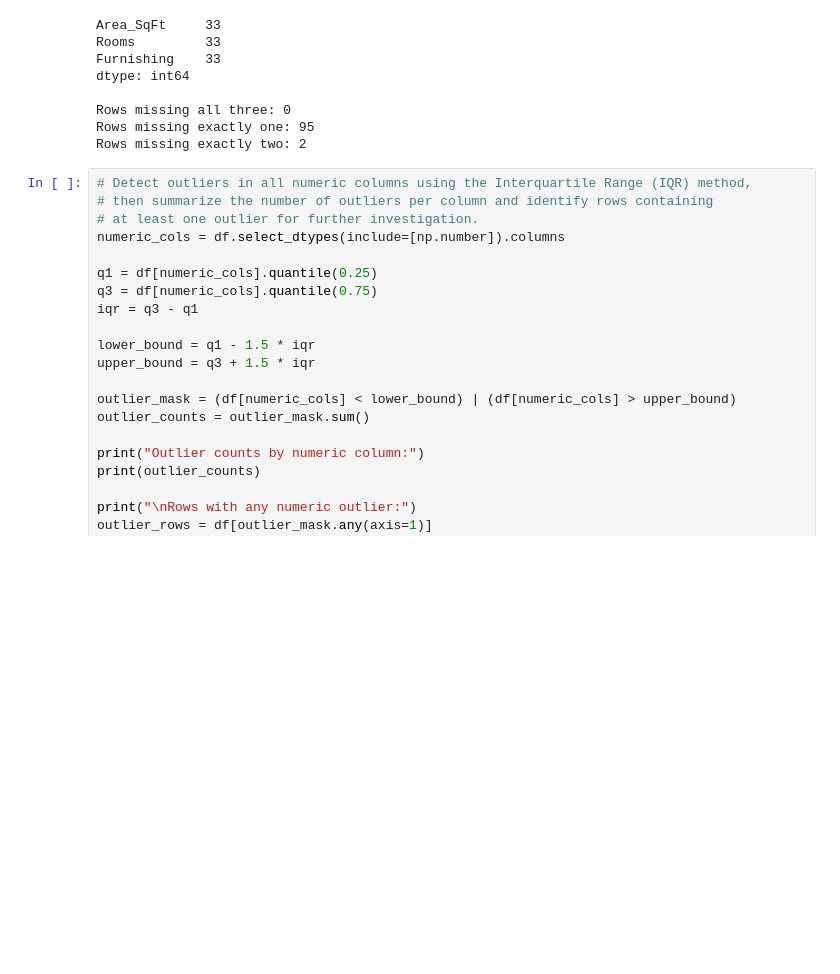
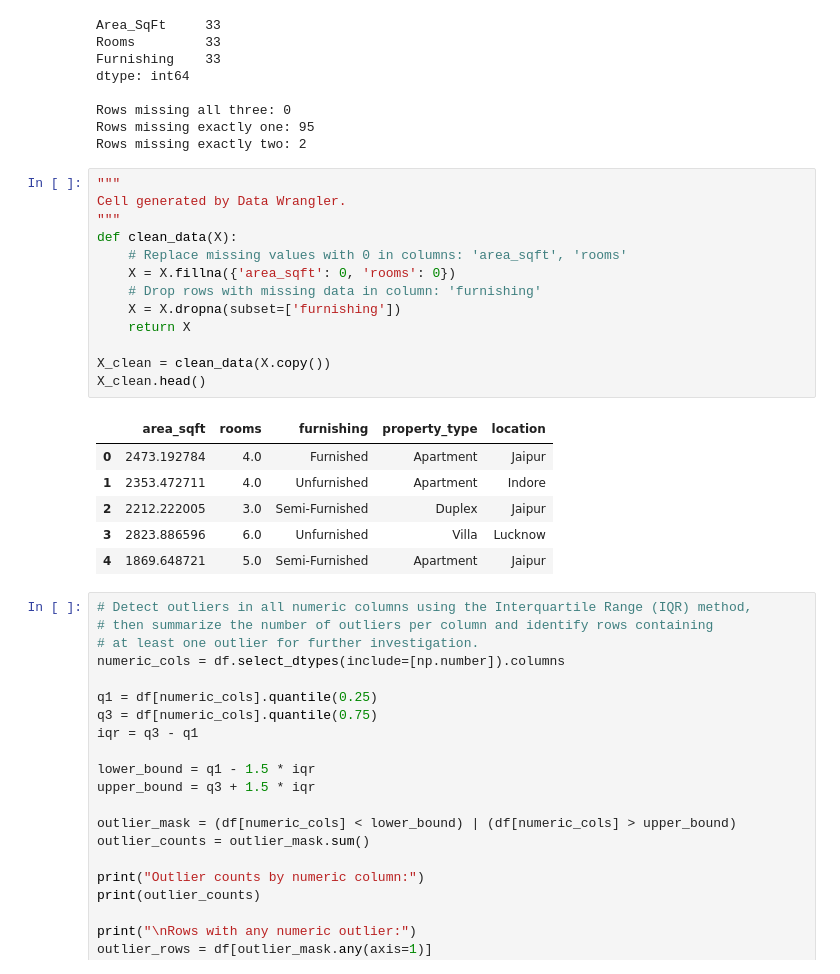
Before and after one commit to Kiletta/House_Price_Prediction, a Jupyter notebook: House_Price_Prediction.ipynb, the cells around one changed output. Saved outputs shown, nothing was run; the diff lists cells and outputs as text; blank space fills up the shorter version.

Commit message:
Update execution counts and add data cleaning output in Jupyter notebook

```diff
--- a/House_Price_Prediction.ipynb
+++ b/House_Price_Prediction.ipynb
@@ -129,6 +129,26 @@ dtype: int64
 Rows missing all three: 0
 Rows missing exactly one: 95
 Rows missing exactly two: 2
+# %%
+"""
+Cell generated by Data Wrangler.
+"""
+def clean_data(X):
+    # Replace missing values with 0 in columns: 'area_sqft', 'rooms'
+    X = X.fillna({'area_sqft': 0, 'rooms': 0})
+    # Drop rows with missing data in column: 'furnishing'
+    X = X.dropna(subset=['furnishing'])
+    return X
+
+X_clean = clean_data(X.copy())
+X_clean.head()
+# %% [output]
+|  | area_sqft | rooms | furnishing | property_type | location |
+| 0 | 2473.192784 | 4.0 | Furnished | Apartment | Jaipur |
+| 1 | 2353.472711 | 4.0 | Unfurnished | Apartment | Indore |
+| 2 | 2212.222005 | 3.0 | Semi-Furnished | Duplex | Jaipur |
+| 3 | 2823.886596 | 6.0 | Unfurnished | Villa | Lucknow |
+| 4 | 1869.648721 | 5.0 | Semi-Furnished | Apartment | Jaipur |
 # %%
 # Detect outliers in all numeric columns using the Interquartile Range (IQR) method,
 # then summarize the number of outliers per column and identify rows containing
```
Also changed, not shown: parts of 1 cell of this notebook.
